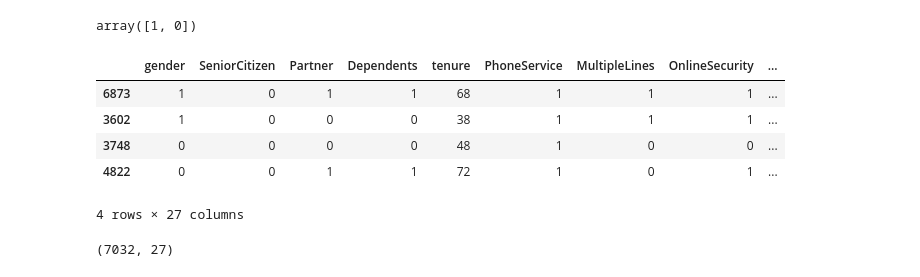
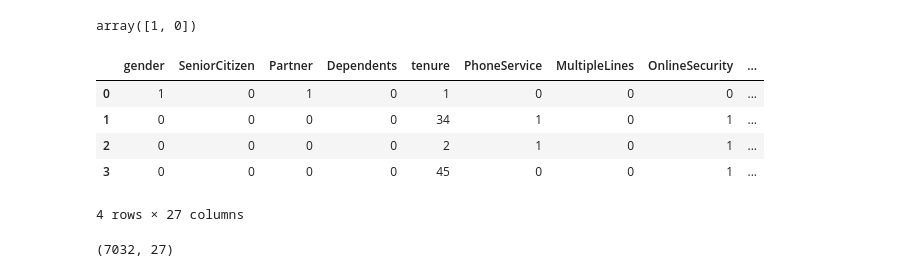
Before and after one commit to Lana242/customer_churn_prediction, a Jupyter notebook: Copy_of_Untitled48.ipynb, the cells around one changed output. Drawn from its saved outputs; the diff is of its cells as text; code cells hidden in the pictures.

```diff
--- a/Copy_of_Untitled48.ipynb
+++ b/Copy_of_Untitled48.ipynb
@@ -321,13 +279,13 @@ df2 = pd.get_dummies(
 
 df2 = df2.astype(int)
 # %%
-df2.sample(4)
+df2.head(4)
 # %% [output]
 |  | gender | SeniorCitizen | Partner | Dependents | tenure | PhoneService | MultipleLines | OnlineSecurity | ... |
-| 6873 | 1 | 0 | 1 | 1 | 68 | 1 | 1 | 1 | ... |
-| 3602 | 1 | 0 | 0 | 0 | 38 | 1 | 1 | 1 | ... |
-| 3748 | 0 | 0 | 0 | 0 | 48 | 1 | 0 | 0 | ... |
-| 4822 | 0 | 0 | 1 | 1 | 72 | 1 | 0 | 1 | ... |
+| 0 | 1 | 0 | 1 | 0 | 1 | 0 | 0 | 0 | ... |
+| 1 | 0 | 0 | 0 | 0 | 34 | 1 | 0 | 1 | ... |
+| 2 | 0 | 0 | 0 | 0 | 2 | 1 | 0 | 1 | ... |
+| 3 | 0 | 0 | 0 | 0 | 45 | 0 | 0 | 1 | ... |
 4 rows × 27 columns
 # %%
 df2.shape
```
Also changed, not shown: parts of 37 cells of this notebook.
